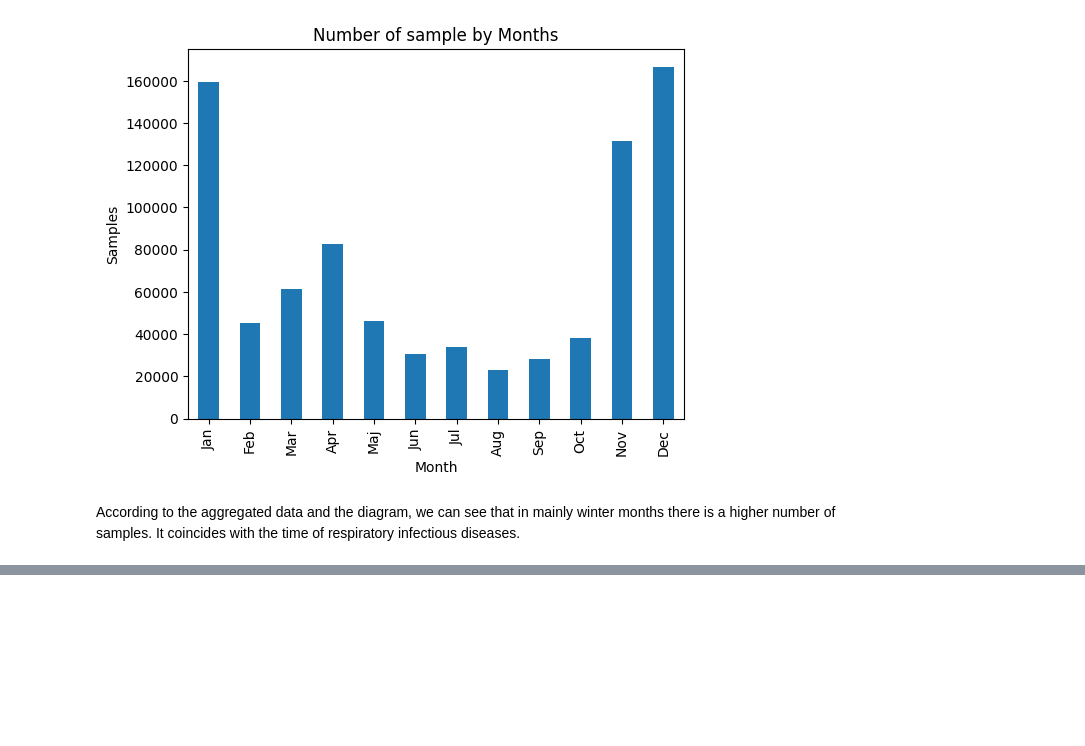
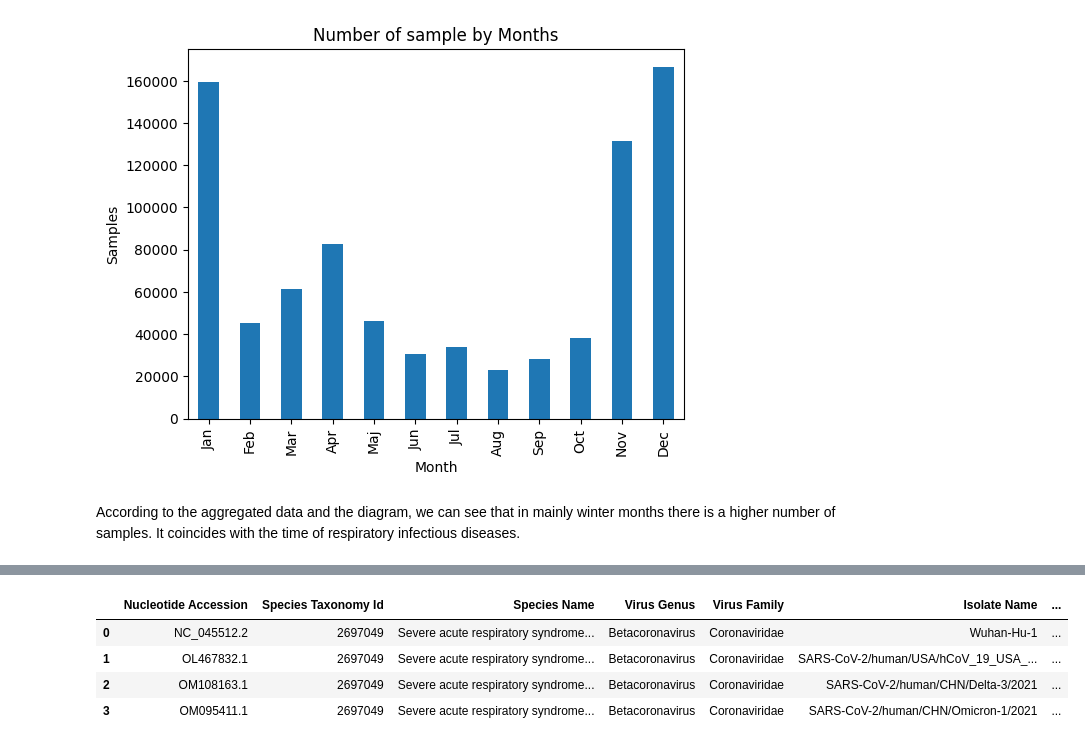
Before and after one commit to antalgergo/Covid, a Jupyter notebook: Covid.ipynb, the cells around one changed output, grey strips where cells are left out. Cells and saved outputs as stored; diff of their text form; code cells hidden in the pictures; blank space fills up the shorter version.

Commit message:
Added new paragraph (Identifying Sequences to Download) to project file.

```diff
--- a/Covid.ipynb
+++ b/Covid.ipynb
@@ -59,5 +59,5 @@ After I have loaded the data and have taken some quick explore about data struct
 # %% [markdown]
 1) When was the first COVID RNA sequence collected on each continent?
 # %%
-covid_rna["Continent"] = covid_rna["Geo Location"].str.split(";").str[0] # creating a new column for determine the continents
+metadata["Continent"] = metadata["Geo Location"].str.split(";").str[0] # creating a new column for determine the continents
 # %%
@@ -116,10 +116,10 @@ The shortest sequence is 2859 and the longest one is 30018
 # %% [markdown]
 4. How many samples were collected by month? Are there any trends?
 # %%
-covid_rna["Month"] = covid_rna["Collection Date"].dt.month
-covid_rna["Month"] = covid_rna["Month"].replace({1: "Jan", 2: "Feb", 3: "Mar", 4: "Apr", 5: "Maj", 6: "Jun", 7: "Jul", 8: "Aug", 9: "Sep", 10: "Oct", 11: "Nov", 12: "Dec"})
+metadata["Month"] = metadata["Collection Date"].dt.month
+metadata["Month"] = metadata["Month"].replace({1: "Jan", 2: "Feb", 3: "Mar", 4: "Apr", 5: "Maj", 6: "Jun", 7: "Jul", 8: "Aug", 9: "Sep", 10: "Oct", 11: "Nov", 12: "Dec"})
 
-samples_by_month = covid_rna.groupby("Month").count()
+samples_by_month = metadata.groupby("Month").count()
 # %%
 samples_by_month["Species Name"].sort_values(ascending=False)
 # %% [output]
@@ -152,0 +161,19 @@ According to the aggregated data and the diagram, we can see that in mainly wint
+# %%
+# Detecting the above-listed COVID sequences in the metadata
+
+reference = metadata[metadata["Sequence Type"] == "RefSeq"]
+base = metadata[metadata["Continent"] == "North America"].sort_values("Collection Date").head(1)
+delta = metadata[metadata["Isolate Name"].fillna("NA").str.contains("delta", case=False)].head(1) # contains method doesn't work with N/A values
+omicron = metadata[metadata["Isolate Name"].fillna("NA").str.contains("omicron", case=False)].head(1)
+# %%
+# Pulling out their metadata as a new pandas DataFrame.
+
+sequences = pd.concat([reference, base, delta, omicron], ignore_index=True, axis=0)
+# %%
+sequences
+# %% [output]
+|  | Nucleotide Accession | Species Taxonomy Id | Species Name | Virus Genus | Virus Family | Isolate Name | ... |
+| 0 | NC_045512.2 | 2697049 | Severe acute respiratory syndrome... | Betacoronavirus | Coronaviridae | Wuhan-Hu-1 | ... |
+| 1 | OL467832.1 | 2697049 | Severe acute respiratory syndrome... | Betacoronavirus | Coronaviridae | SARS-CoV-2/human/USA/hCoV_19_USA_... | ... |
+| 2 | OM108163.1 | 2697049 | Severe acute respiratory syndrome... | Betacoronavirus | Coronaviridae | SARS-CoV-2/human/CHN/Delta-3/2021 | ... |
+| 3 | OM095411.1 | 2697049 | Severe acute respiratory syndrome... | Betacoronavirus | Coronaviridae | SARS-CoV-2/human/CHN/Omicron-1/2021 | ... |
```
Also changed, not shown: parts of 11 cells of this notebook.
